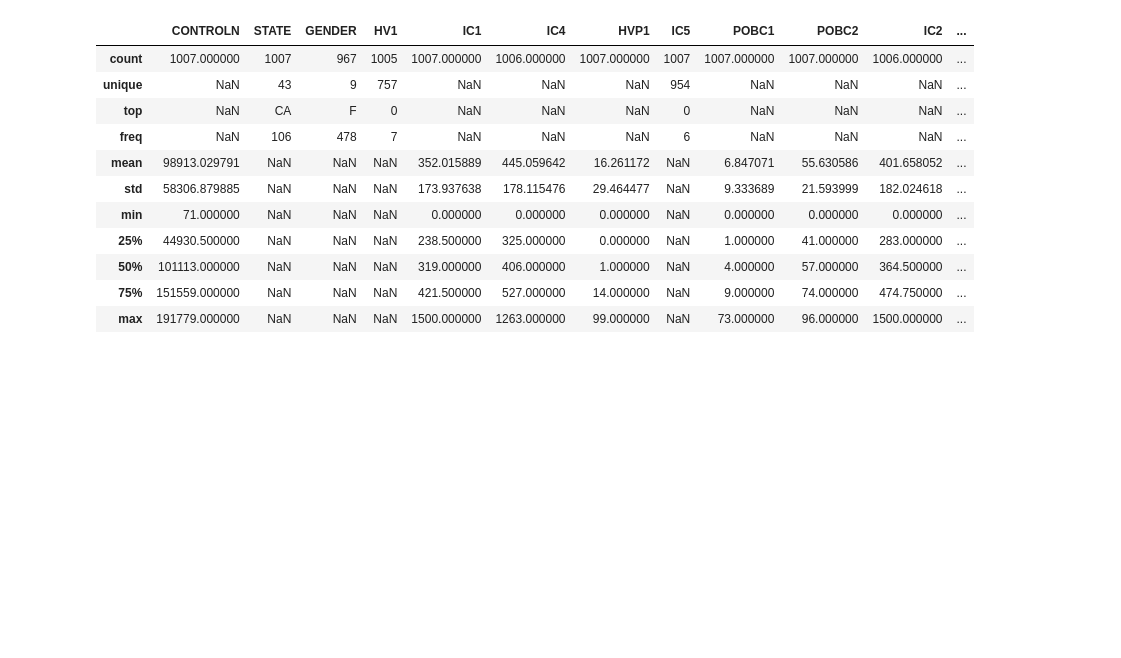
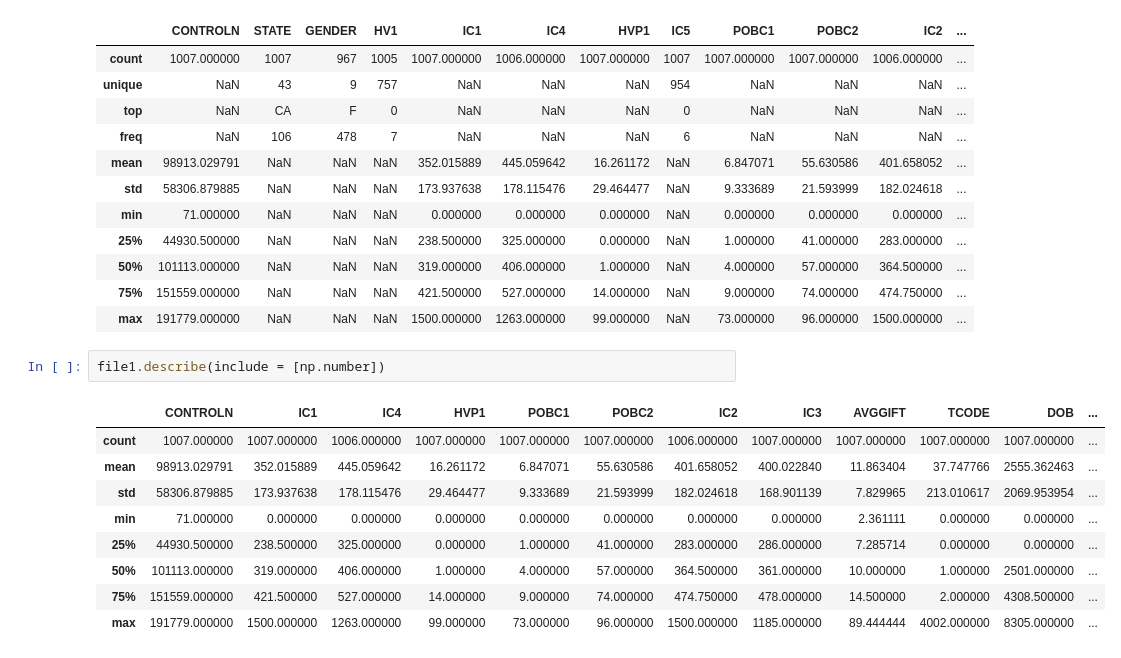
Before and after one commit to polarize/jupyterLabs, a Jupyter notebook: Dataframes/dataFrame.ipynb, the cells around one changed output. Saved outputs shown, nothing was run; the diff lists cells and outputs as text; blank space fills up the shorter version.

```diff
--- a/Dataframes/dataFrame.ipynb
+++ b/Dataframes/dataFrame.ipynb
@@ -60,3 +53,15 @@ file1.describe(include = "all")
 | 50% | 101113.000000 | NaN | NaN | NaN | 319.000000 | 406.000000 | 1.000000 | NaN | 4.000000 | 57.000000 | 364.500000 | ... |
 | 75% | 151559.000000 | NaN | NaN | NaN | 421.500000 | 527.000000 | 14.000000 | NaN | 9.000000 | 74.000000 | 474.750000 | ... |
 | max | 191779.000000 | NaN | NaN | NaN | 1500.000000 | 1263.000000 | 99.000000 | NaN | 73.000000 | 96.000000 | 1500.000000 | ... |
+# %%
+file1.describe(include = [np.number])
+# %% [output]
+|  | CONTROLN | IC1 | IC4 | HVP1 | POBC1 | POBC2 | IC2 | IC3 | AVGGIFT | TCODE | DOB | ... |
+| count | 1007.000000 | 1007.000000 | 1006.000000 | 1007.000000 | 1007.000000 | 1007.000000 | 1006.000000 | 1007.000000 | 1007.000000 | 1007.000000 | 1007.000000 | ... |
+| mean | 98913.029791 | 352.015889 | 445.059642 | 16.261172 | 6.847071 | 55.630586 | 401.658052 | 400.022840 | 11.863404 | 37.747766 | 2555.362463 | ... |
+| std | 58306.879885 | 173.937638 | 178.115476 | 29.464477 | 9.333689 | 21.593999 | 182.024618 | 168.901139 | 7.829965 | 213.010617 | 2069.953954 | ... |
+| min | 71.000000 | 0.000000 | 0.000000 | 0.000000 | 0.000000 | 0.000000 | 0.000000 | 0.000000 | 2.361111 | 0.000000 | 0.000000 | ... |
+| 25% | 44930.500000 | 238.500000 | 325.000000 | 0.000000 | 1.000000 | 41.000000 | 283.000000 | 286.000000 | 7.285714 | 0.000000 | 0.000000 | ... |
+| 50% | 101113.000000 | 319.000000 | 406.000000 | 1.000000 | 4.000000 | 57.000000 | 364.500000 | 361.000000 | 10.000000 | 1.000000 | 2501.000000 | ... |
+| 75% | 151559.000000 | 421.500000 | 527.000000 | 14.000000 | 9.000000 | 74.000000 | 474.750000 | 478.000000 | 14.500000 | 2.000000 | 4308.500000 | ... |
+| max | 191779.000000 | 1500.000000 | 1263.000000 | 99.000000 | 73.000000 | 96.000000 | 1500.000000 | 1185.000000 | 89.444444 | 4002.000000 | 8305.000000 | ... |
```
Also changed, not shown: parts of 9 cells of this notebook, 2 other files.
